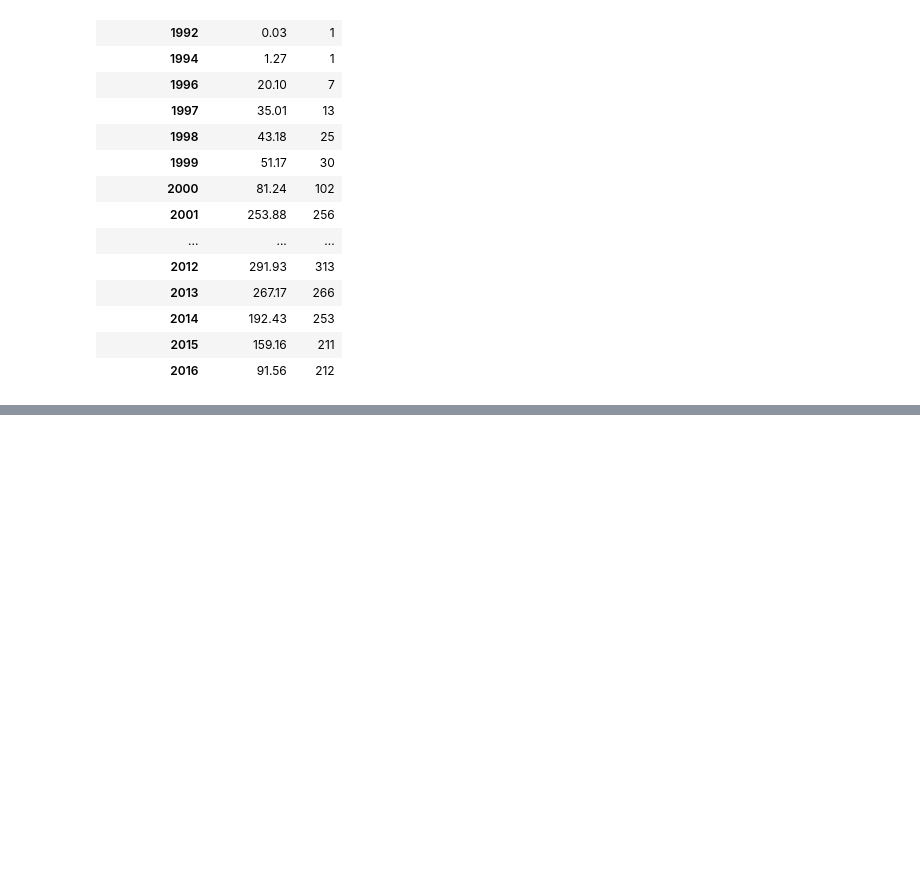
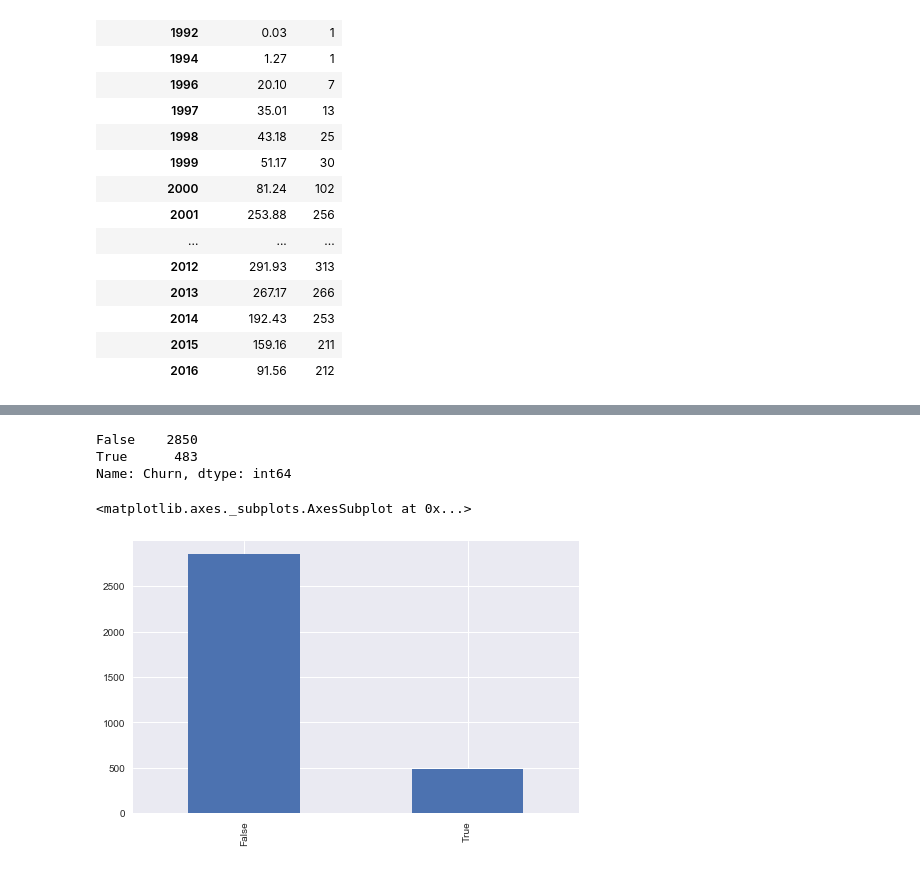
Before and after one commit to tarnenok/mlcourse_open, a Jupyter notebook: jupyter_notebooks/topic02_visual_analysis/my_article_explorations.ipynb, the cells around one changed output, grey strips where cells are left out. Saved outputs shown, nothing was run; the diff lists cells and outputs as text; code cells hidden in the pictures; blank space fills up the shorter version.

Commit message:
finish data exploration

```diff
--- a/jupyter_notebooks/topic02_visual_analysis/my_article_explorations.ipynb
+++ b/jupyter_notebooks/topic02_visual_analysis/my_article_explorations.ipynb
@@ -166,0 +145,2 @@ Name: Critic_Score, dtype: float64
+# %%
+df = pd.read_csv('../../data/telecom_churn.csv')
@@ -166,0 +176,11 @@ Name: Critic_Score, dtype: float64
+# %%
+df['Churn'].value_counts()
+# %% [output]
+False    2850
+True      483
+Name: Churn, dtype: int64
+# %%
+df['Churn'].value_counts().plot(kind='bar')
+# %% [output]
+<matplotlib.axes._subplots.AxesSubplot at 0x...>
+[figure, added]
```
Also changed, not shown: parts of 20 cells of this notebook.
